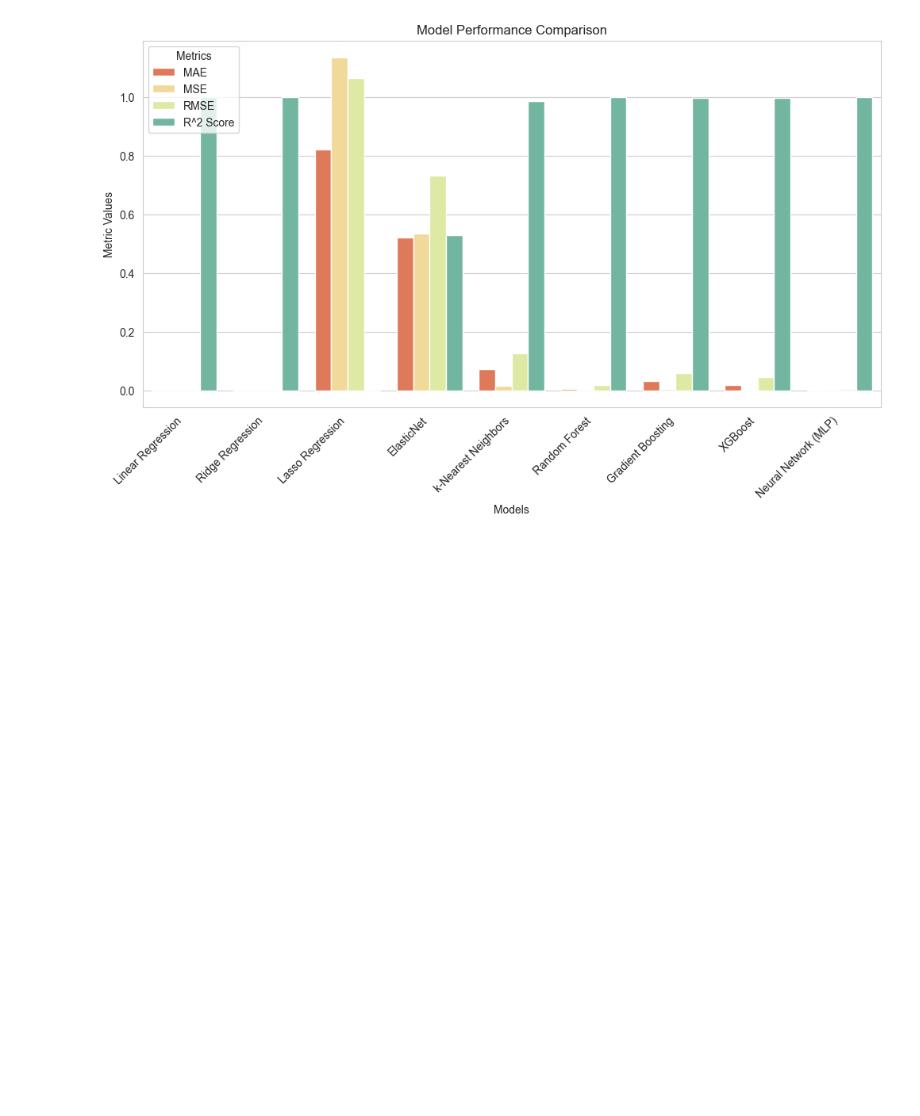
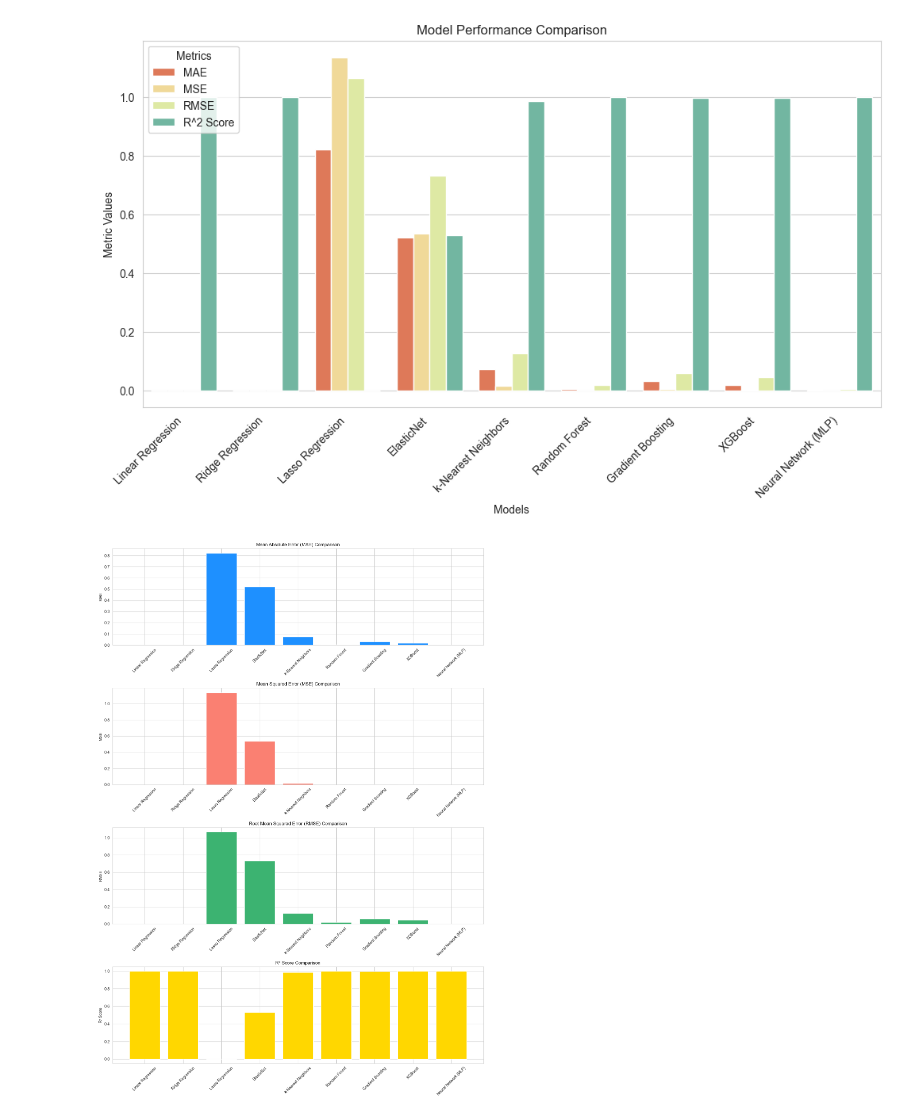
Before and after one commit to AswiniSivaraman/project_powerpulse, a Jupyter notebook: Data_Preprocessing.ipynb, the cells around one changed output. Saved outputs shown, nothing was run; the diff lists cells and outputs as text; code cells hidden in the pictures; blank space fills up the shorter version.

```diff
--- a/Data_Preprocessing.ipynb
+++ b/Data_Preprocessing.ipynb
@@ -849,3 +849,40 @@ plt.legend(title="Metrics")
 plt.show()
 # %% [output]
 [figure]
+# %%
+models = results_df["Model"]
+mae = results_df["MAE"]
+mse = results_df["MSE"]
+rmse = results_df["RMSE"]
+r2_score = results_df["R^2 Score"]
+
+plt.figure(figsize=(14, 20))
+
+plt.subplot(4, 1, 1)
+plt.bar(models, mae, color='dodgerblue')
+plt.title('Mean Absolute Error (MAE) Comparison')
+plt.xticks(rotation=45)
+plt.ylabel('MAE')
+
+plt.subplot(4, 1, 2)
+plt.bar(models, mse, color='salmon')
+plt.title('Mean Squared Error (MSE) Comparison')
+plt.xticks(rotation=45)
+plt.ylabel('MSE')
+
+plt.subplot(4, 1, 3)
+plt.bar(models, rmse, color='mediumseagreen')
+plt.title('Root Mean Squared Error (RMSE) Comparison')
+plt.xticks(rotation=45)
+plt.ylabel('RMSE')
+
+plt.subplot(4, 1, 4)
+plt.bar(models, r2_score, color='gold')
+plt.title('R² Score Comparison')
+plt.xticks(rotation=45)
+plt.ylabel('R² Score')
+
+plt.tight_layout()
+plt.show()
+# %% [output]
+[figure, added]
```
Also changed, not shown: parts of 1 cell of this notebook, 1 other file.
